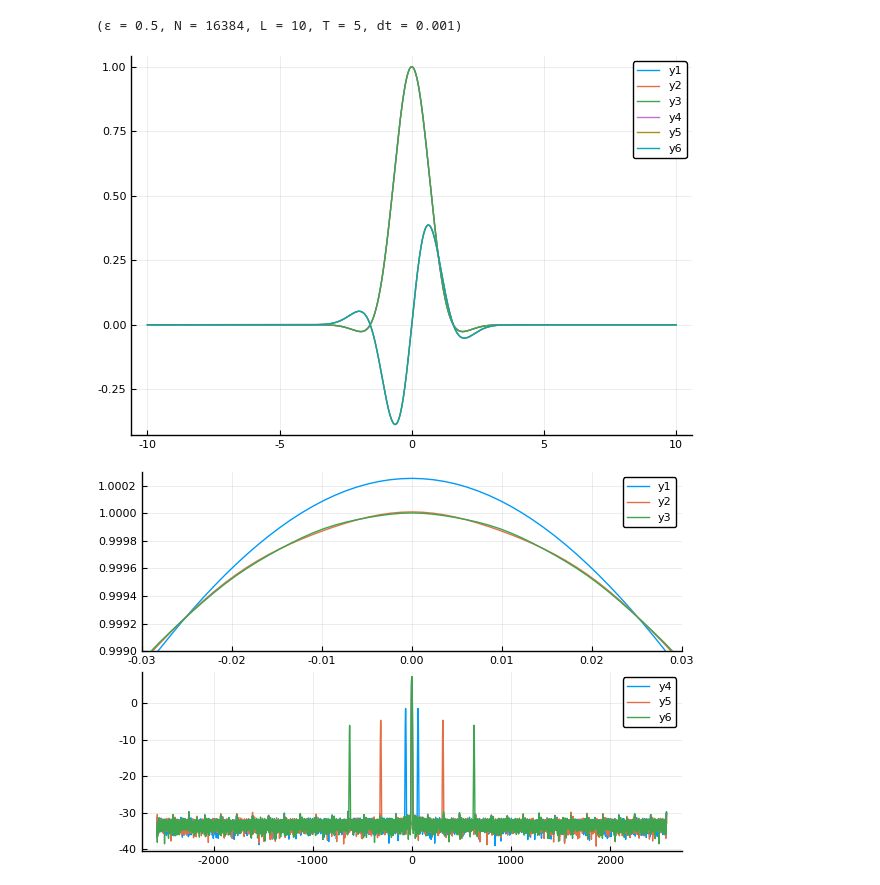
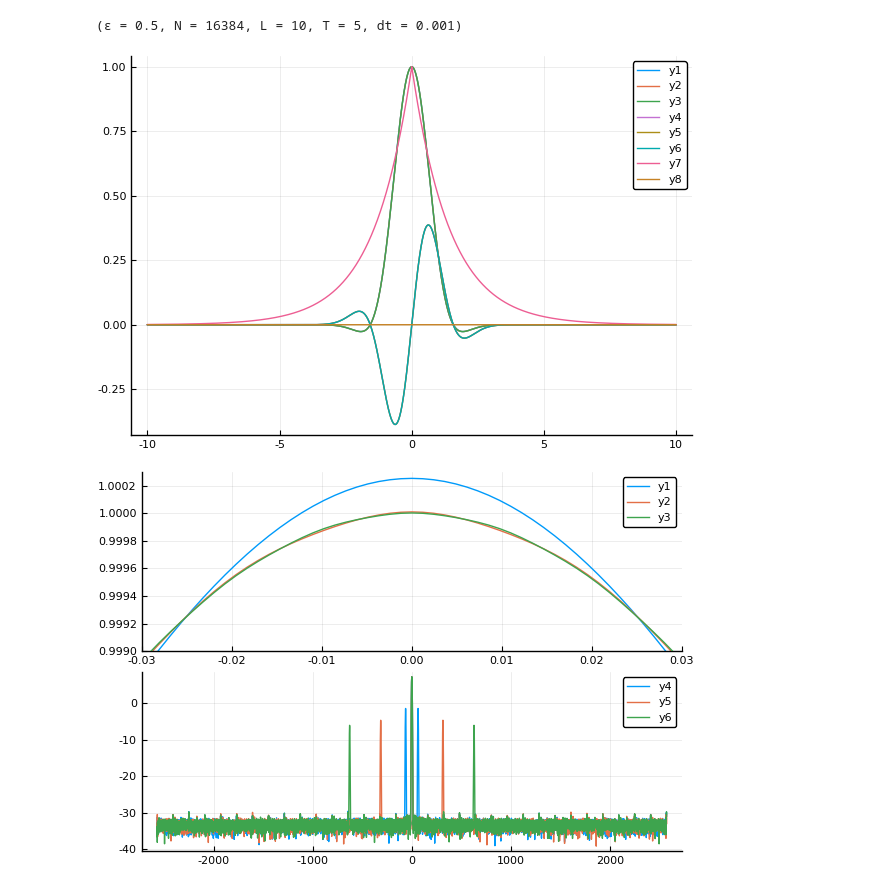
Before and after one commit to WaterWavesModels/WaterWaves1D.jl, a Jupyter notebook: notebooks/Matsunos.ipynb, the cells around one changed output. Drawn from its saved outputs; the diff is of its cells as text; code cells hidden in the pictures.

```diff
--- a/notebooks/Matsunos.ipynb
+++ b/notebooks/Matsunos.ipynb
@@ -15,11 +27,12 @@ param = ( ϵ  = 1/2,
 # %%
 init1 = HighFreq(merge(param,(s=2,freq=[0,10])))
 init2 = HighFreq(merge(param,(s=2,freq=[0,50])))
 init3 = HighFreq(merge(param,(s=2,freq=[0,100])))
+init4 = BellCurve(merge(param,(theta=1,p=2)))
 
-plot(Mesh(param).x,[init1.h init2.h init3.h init1.u init2.u init3.u])
+plot(Mesh(param).x,[init1.h init2.h init3.h init1.u init2.u init3.u init4.h init4.u])
 # %% [output]
-[figure, old version]
+[figure, new version]
 # %%
 p = plot(layout=(2,1))
 plot!(p[1,1],Mesh(param).x,[init1.h init2.h init3.h],xlims=(-.03,.03),ylims=(0.9990,1.0003))
```
Also changed, not shown: parts of 1 cell of this notebook, 6 other files.
